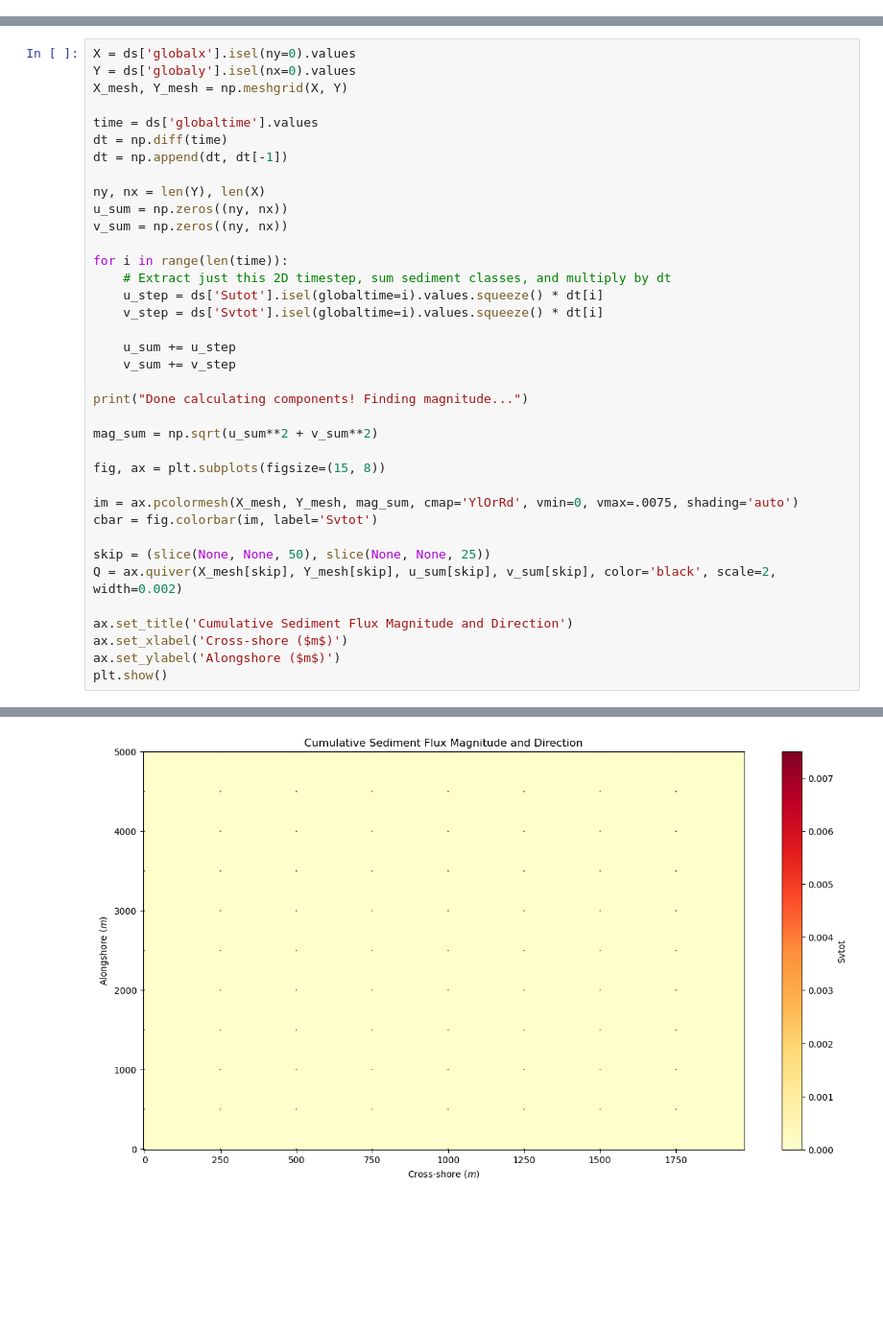
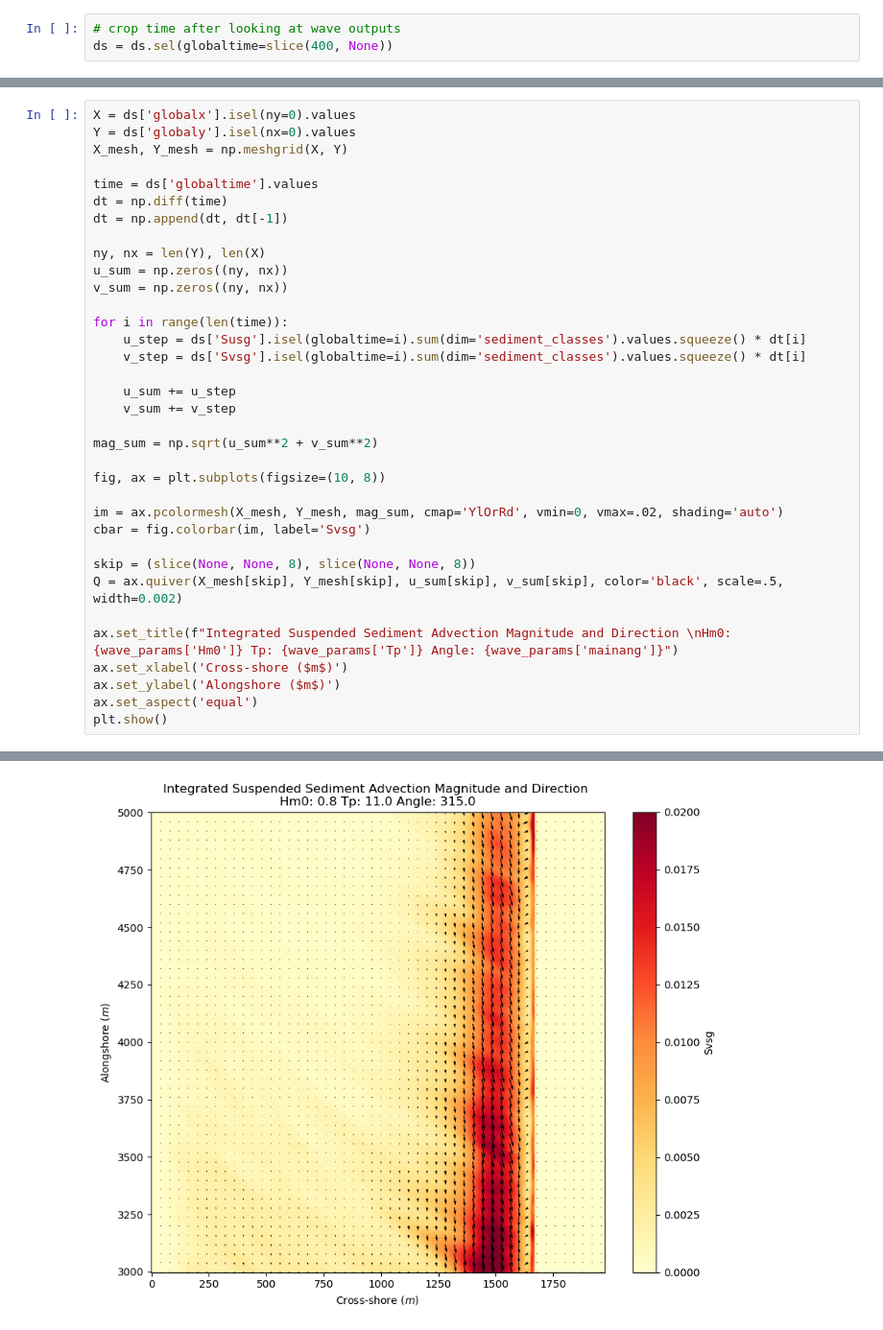
Before and after one commit to acdealy/xbeach, a Jupyter notebook: xbeach_post.ipynb, the cells around one changed output, grey strips where cells are left out. Shown at 96% size. Cells and saved outputs as stored; diff of their text form; blank space fills up the shorter version.

Commit message:
Added wave direction, height, and current postprocessing

```diff
--- a/xbeach_post.ipynb
+++ b/xbeach_post.ipynb
@@ -129,4 +133,7 @@ print("3D Animation saved as wave_3d_final.gif")
 # %% [output]
 3D Animation saved as wave_3d_final.gif
 [figure]
+# %%
+# crop time after looking at wave outputs
+ds = ds.sel(globaltime=slice(400, None))
 # %%
@@ -188,27 +192,25 @@ u_sum = np.zeros((ny, nx))
 v_sum = np.zeros((ny, nx))
 
 for i in range(len(time)):
-    # Extract just this 2D timestep, sum sediment classes, and multiply by dt
-    u_step = ds['Sutot'].isel(globaltime=i).values.squeeze() * dt[i]
-    v_step = ds['Svtot'].isel(globaltime=i).values.squeeze() * dt[i]
+    u_step = ds['Susg'].isel(globaltime=i).sum(dim='sediment_classes').values.squeeze() * dt[i]
+    v_step = ds['Svsg'].isel(globaltime=i).sum(dim='sediment_classes').values.squeeze() * dt[i]
 
     u_sum += u_step
     v_sum += v_step
 
-print("Done calculating components! Finding magnitude...")
-
 mag_sum = np.sqrt(u_sum**2 + v_sum**2)
 
-fig, ax = plt.subplots(figsize=(15, 8))
+fig, ax = plt.subplots(figsize=(10, 8))
 
-im = ax.pcolormesh(X_mesh, Y_mesh, mag_sum, cmap='YlOrRd', vmin=0, vmax=.0075, shading='auto')
-cbar = fig.colorbar(im, label='Svtot')
+im = ax.pcolormesh(X_mesh, Y_mesh, mag_sum, cmap='YlOrRd', vmin=0, vmax=.02, shading='auto')
+cbar = fig.colorbar(im, label='Svsg')
 
-skip = (slice(None, None, 50), slice(None, None, 25))
-Q = ax.quiver(X_mesh[skip], Y_mesh[skip], u_sum[skip], v_sum[skip], color='black', scale=2, width=0.002)
+skip = (slice(None, None, 8), slice(None, None, 8))
+Q = ax.quiver(X_mesh[skip], Y_mesh[skip], u_sum[skip], v_sum[skip], color='black', scale=.5, width=0.002)
 
-ax.set_title('Cumulative Sediment Flux Magnitude and Direction')
+ax.set_title(f"Integrated Suspended Sediment Advection Magnitude and Direction \nHm0: {wave_params['Hm0']} Tp: {wave_params['Tp']} Angle: {wave_params['mainang']}")
 ax.set_xlabel('Cross-shore ($m$)')
 ax.set_ylabel('Alongshore ($m$)')
+ax.set_aspect('equal')
 plt.show()
 # %% [output]
@@ -216 +217 @@ Done calculating components! Finding magnitude...
-[figure, old version]
+[figure, new version]
```
Also changed, not shown: parts of 18 cells of this notebook.
